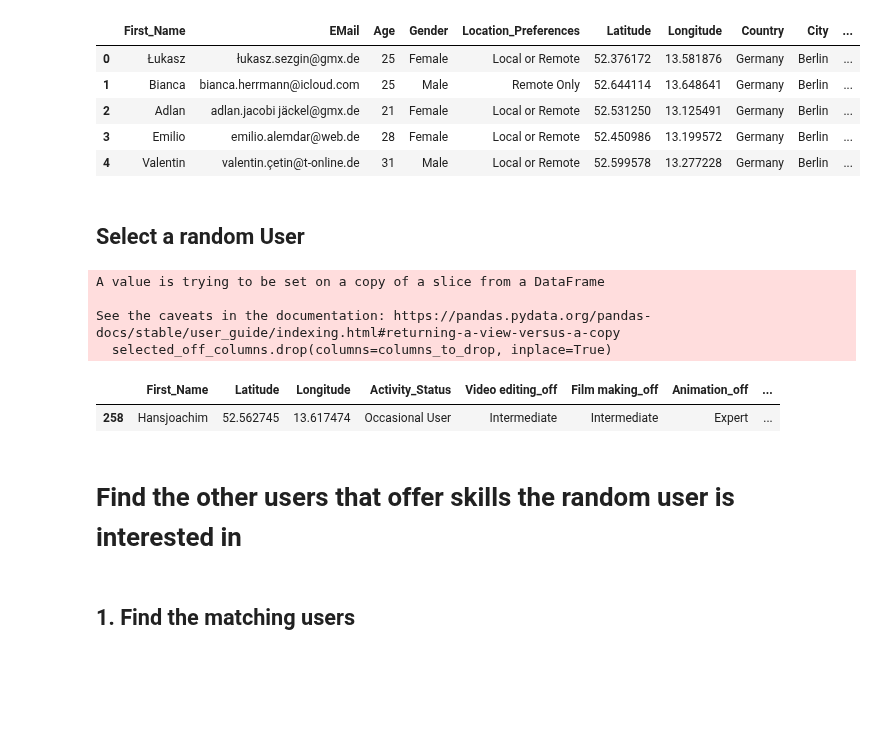
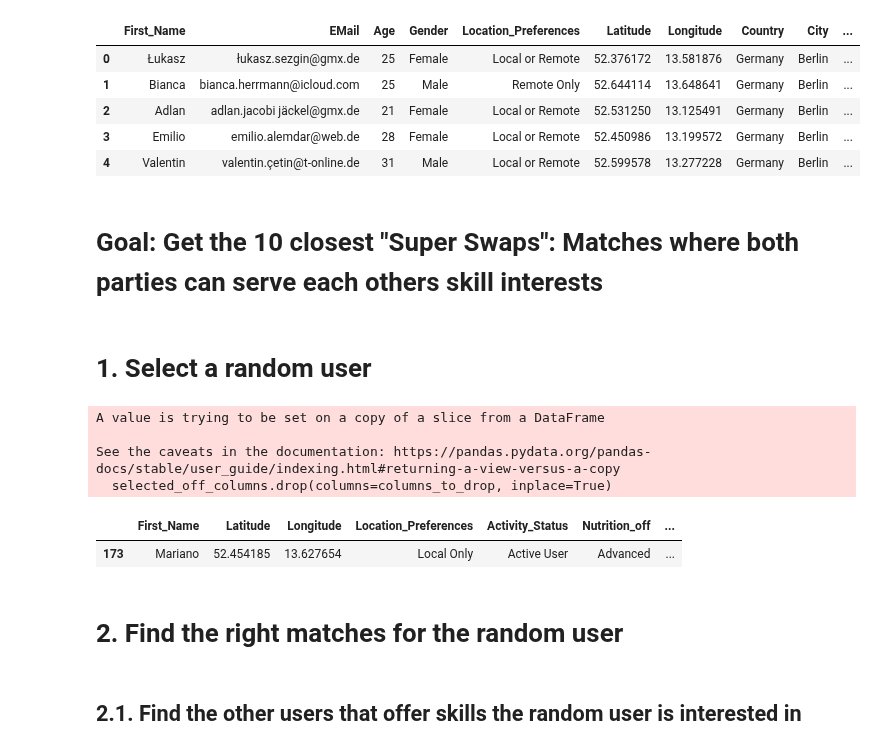
Before and after one commit to TechLabs-Berlin/ws24-skillswap, a Jupyter notebook: DS/01_Notebooks/04_Modeling/Match_Recommendation/Recommendations.ipynb, the cells around one changed output. Cells and saved outputs as stored; diff of their text form; code cells hidden in the pictures; blank space fills up the shorter version.

```diff
--- a/DS/01_Notebooks/04_Modeling/Match_Recommendation/Recommendations.ipynb
+++ b/DS/01_Notebooks/04_Modeling/Match_Recommendation/Recommendations.ipynb
@@ -12,35 +12,37 @@ df1.head()
 | 2 | Adlan | adlan.jacobi jäckel@gmx.de | 21 | Female | Local or Remote | 52.531250 | 13.125491 | Germany | Berlin | ... |
 | 3 | Emilio | emilio.alemdar@web.de | 28 | Female | Local or Remote | 52.450986 | 13.199572 | Germany | Berlin | ... |
 | 4 | Valentin | valentin.çetin@t-online.de | 31 | Male | Local or Remote | 52.599578 | 13.277228 | Germany | Berlin | ... |
+# %% [markdown]
+# Goal: Get the 10 closest "Super Swaps": Matches where both parties can serve each others skill interests
 # %% [markdown]
-## Select a random User
+# 1. Select a random user
 # %%
 # Select Random User and show the skill portfolio and the skill interests
 random_row = df1.sample()
 
-selected_columns = random_row[['First_Name', 'Latitude', 'Longitude', 'Activity_Status']]
+selected_columns = random_row[['First_Name', 'Latitude', 'Longitude', 'Location_Preferences', 'Activity_Status']]
 
 off_columns = [col for col in df1.columns if col.endswith('_off') and not pd.isna(random_row[col].values[0])]
 selected_off_columns = random_row[off_columns]
 columns_to_drop = [col for col in selected_off_columns.columns if col.startswith("Count_")]
 selected_off_columns.drop(columns=columns_to_drop, inplace=True)
 
 dem_columns = [col for col in df1.columns if col.endswith('_dem') and random_row[col].values[0] != 0]
 selected_dem_columns = random_row[dem_columns]
 
 df2 = pd.concat([selected_columns, selected_off_columns, selected_dem_columns], axis=1)
 df2
 # %% [output]
 A value is trying to be set on a copy of a slice from a DataFrame
 
 See the caveats in the documentation: https://pandas.pydata.org/pandas-docs/stable/user_guide/indexing.html#returning-a-view-versus-a-copy
   selected_off_columns.drop(columns=columns_to_drop, inplace=True)
-|  | First_Name | Latitude | Longitude | Activity_Status | Video editing_off | Film making_off | Animation_off | ... |
-| 258 | Hansjoachim | 52.562745 | 13.617474 | Occasional User | Intermediate | Intermediate | Expert | ... |
+|  | First_Name | Latitude | Longitude | Location_Preferences | Activity_Status | Nutrition_off | ... |
+| 173 | Mariano | 52.454185 | 13.627654 | Local Only | Active User | Advanced | ... |
+# %% [markdown]
+# 2. Find the right matches for the random user
 # %% [markdown]
-# Find the other users that offer skills the random user is interested in
+## 2.1. Find the other users that offer skills the random user is interested in
-# %% [markdown]
-## 1. Find the matching users
 # %%
 
 # Step 1: Take the columns from df2 that end with "_dem"
```
Also changed, not shown: parts of 13 cells of this notebook.
